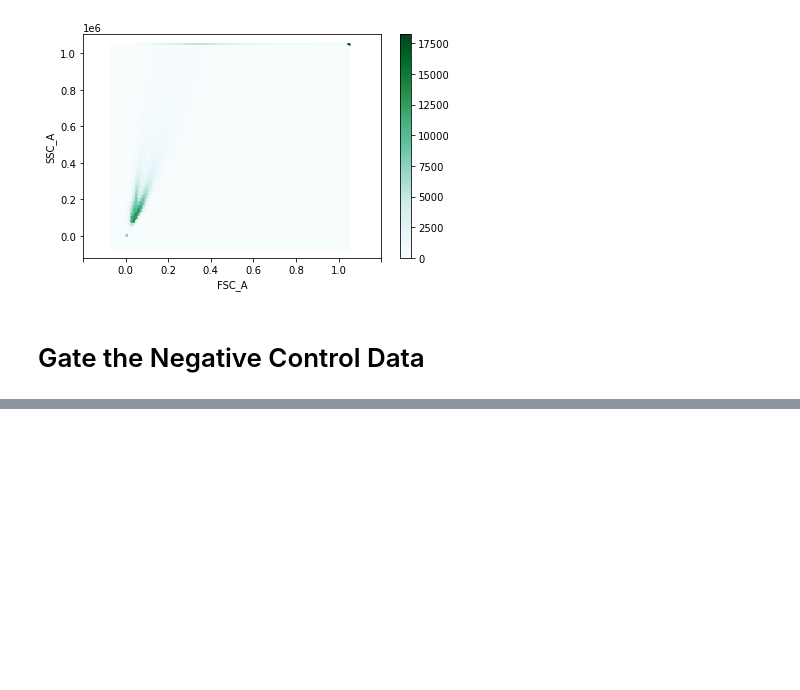
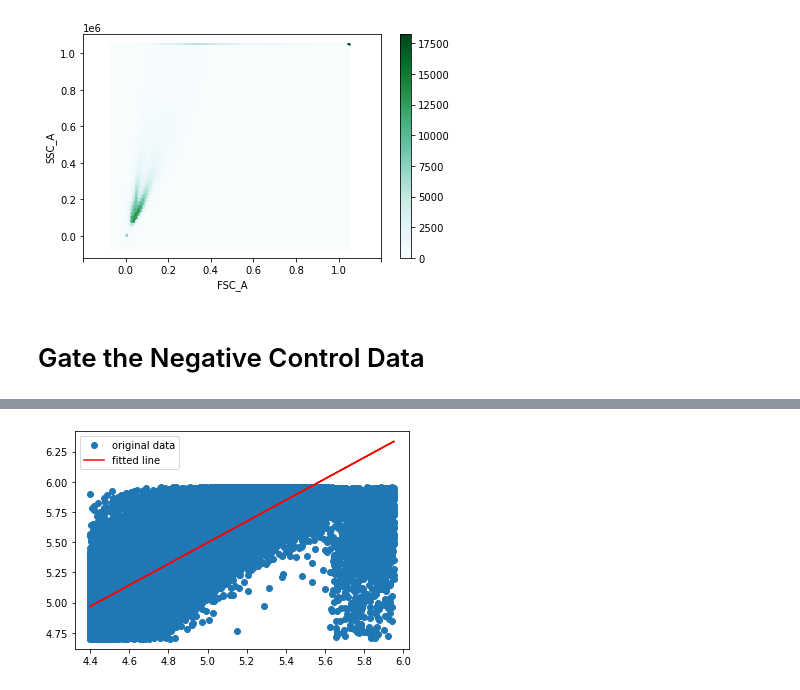
Before and after one commit to rpgoldman/replication-paper-data-analysis, a Jupyter notebook: Examine Bimodality.ipynb, the cells around one changed output, grey strips where cells are left out. Drawn from its saved outputs; the diff is of its cells as text; code cells hidden in the pictures; blank space fills up the shorter version.

```diff
--- a/Examine Bimodality.ipynb
+++ b/Examine Bimodality.ipynb
@@ -140,0 +157,15 @@ LinregressResult(slope=nan, intercept=nan, rvalue=nan, pvalue=nan, stderr=nan, i
+# %%
+def plot_regression(x, y, res):
+    ax = plt.subplot(111)
+
+    ax.plot(x, y, 'o', label='original data')
+
+    ax.plot(x, res.intercept + res.slope*x, 'r', label='fitted line')
+
+    plt.legend()
+
+    plt.show()
+
+plot_regression(df.log_FSC_A, df.log_SSC_A, lr_result)
+# %% [output]
+[figure, added]
```
Also changed, not shown: parts of 165 cells of this notebook, 6 other files.
